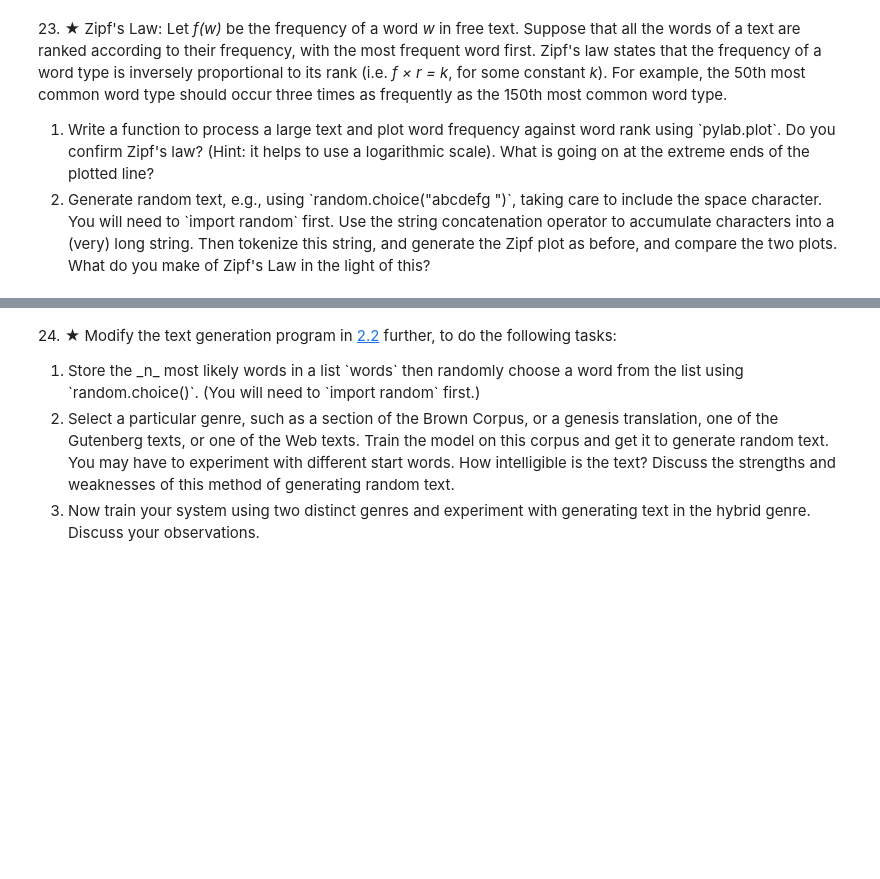
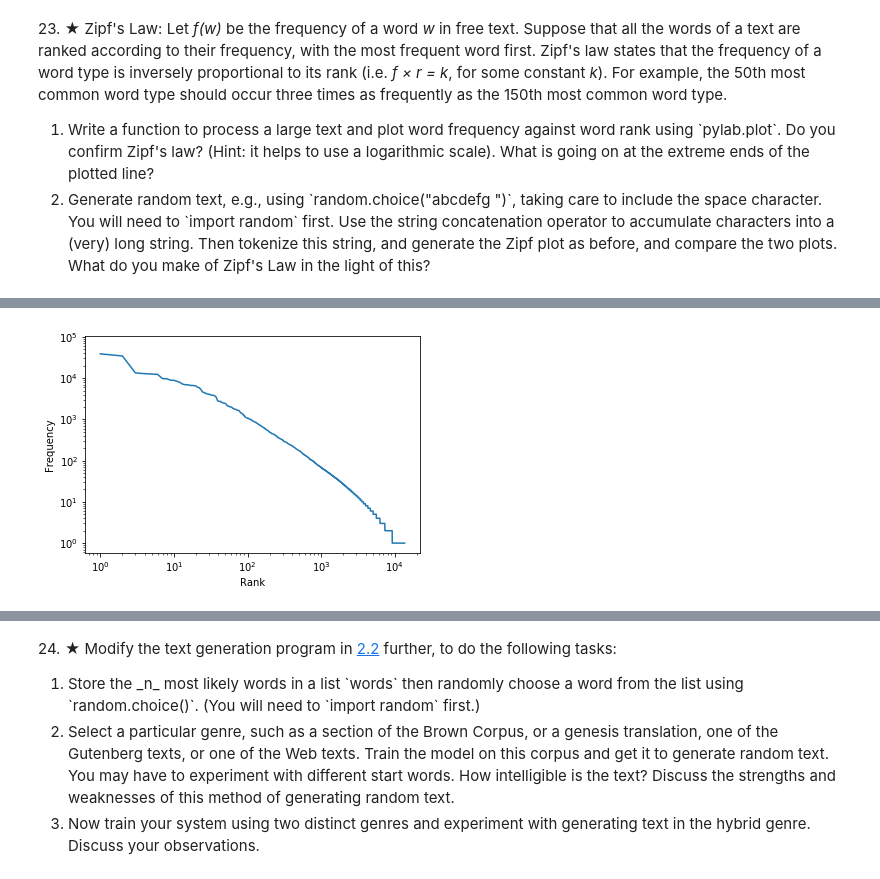
Before and after one commit to paulbroyles/nltk_exercises_practice, a Jupyter notebook: nltk_ch2.ipynb, the cells around one changed output, grey strips where cells are left out. Saved outputs shown, nothing was run; the diff lists cells and outputs as text; code cells hidden in the pictures; blank space fills up the shorter version.

```diff
--- a/nltk_ch2.ipynb
+++ b/nltk_ch2.ipynb
@@ -301,0 +536,4 @@ Richness: Bible - 0.012632414258490047 Milton - 0.09316808675445391
+# %%
+plot_zipf(bible)
+# %% [output]
+[figure, added]
```
Also changed, not shown: parts of 23 cells of this notebook.
